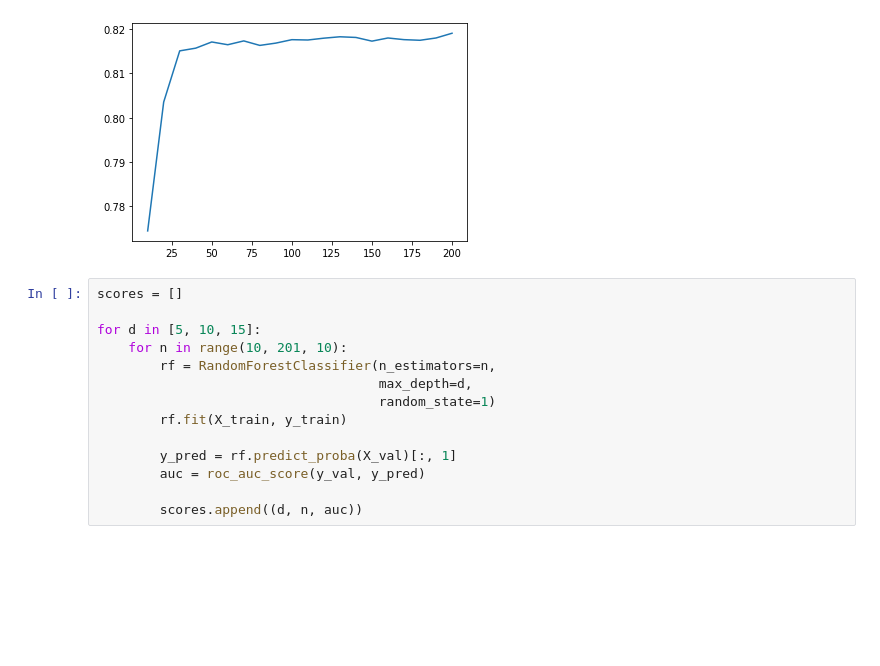
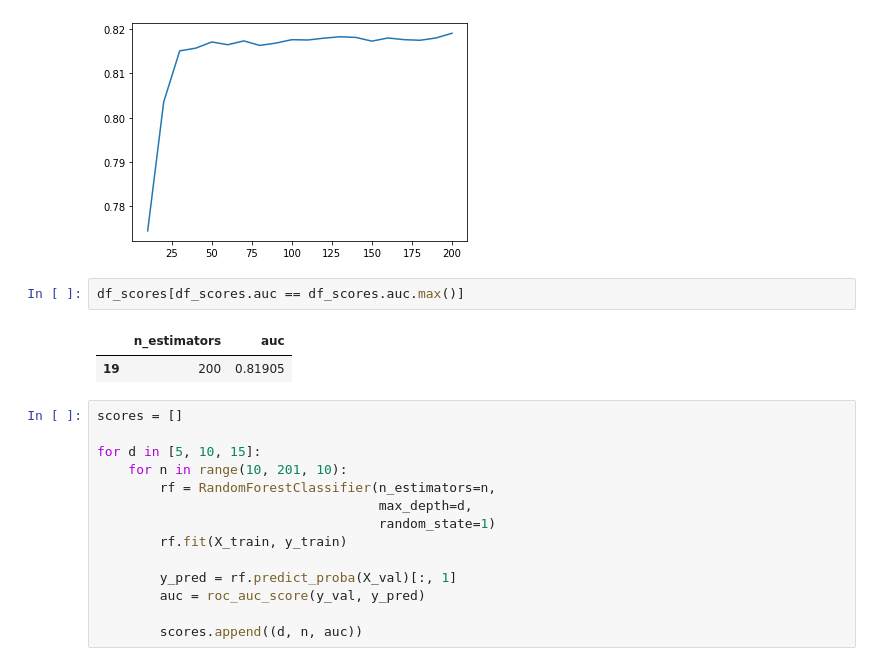
Before and after one commit to gregorywmorris/MLZoom2022, a Jupyter notebook: week_six/trees.ipynb, the cells around one changed output. Cells and saved outputs as stored; diff of their text form; blank space fills up the shorter version.

```diff
--- a/week_six/trees.ipynb
+++ b/week_six/trees.ipynb
@@ -659,6 +663,11 @@ plt.plot(df_scores.n_estimators, df_scores.auc)
 # %% [output]
 [<matplotlib.lines.Line2D at 0x...>]
 [figure]
+# %%
+df_scores[df_scores.auc == df_scores.auc.max()]
+# %% [output]
+|  | n_estimators | auc |
+| 19 | 200 | 0.81905 |
 # %%
 scores = []
 
```
Also changed, not shown: parts of 10 cells of this notebook.
